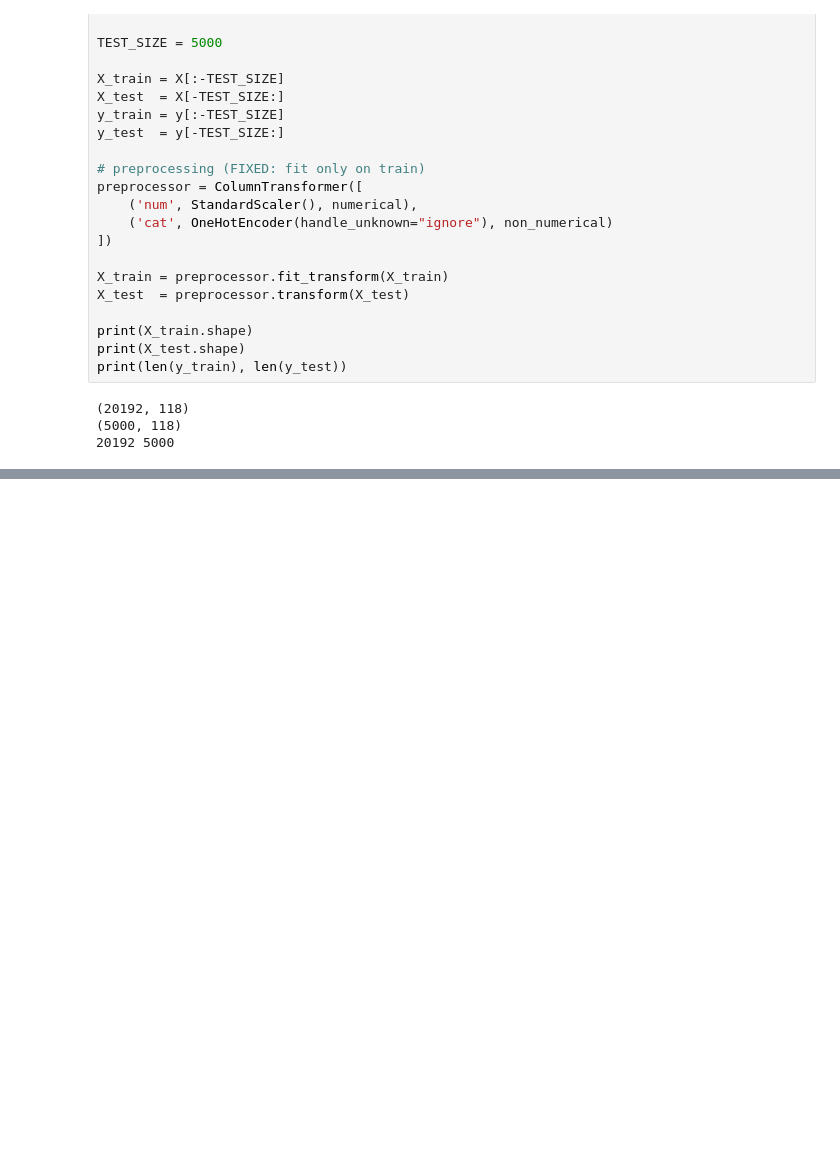
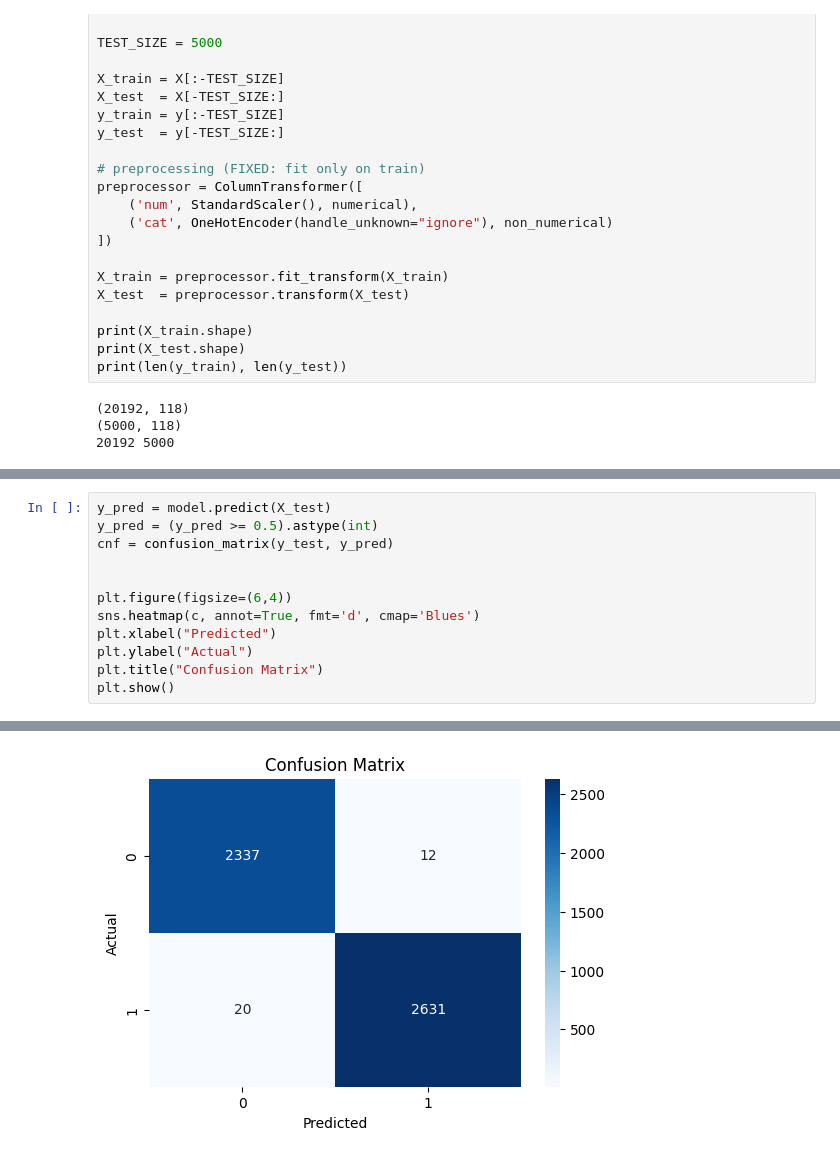
Before and after one commit to yishaqsilva/elementaryML, a Jupyter notebook: NetworkIntrusionDetection.ipynb, the cells around one changed output, grey strips where cells are left out. Saved outputs shown, nothing was run; the diff lists cells and outputs as text; blank space fills up the shorter version.

Commit message:
added confusion matrix to nids

```diff
--- a/NetworkIntrusionDetection.ipynb
+++ b/NetworkIntrusionDetection.ipynb
@@ -150,0 +165,13 @@ Test Accuracy: 0.9924
+# %%
+y_pred = model.predict(X_test)
+y_pred = (y_pred >= 0.5).astype(int)
+cnf = confusion_matrix(y_test, y_pred)
+
+
+plt.figure(figsize=(6,4))
+sns.heatmap(c, annot=True, fmt='d', cmap='Blues')
+plt.xlabel("Predicted")
+plt.ylabel("Actual")
+plt.title("Confusion Matrix")
+plt.show()
+# %% [output]
@@ -150,0 +179 @@ Test Accuracy: 0.9924
+[figure, added]
```
Also changed, not shown: parts of 7 cells of this notebook.
